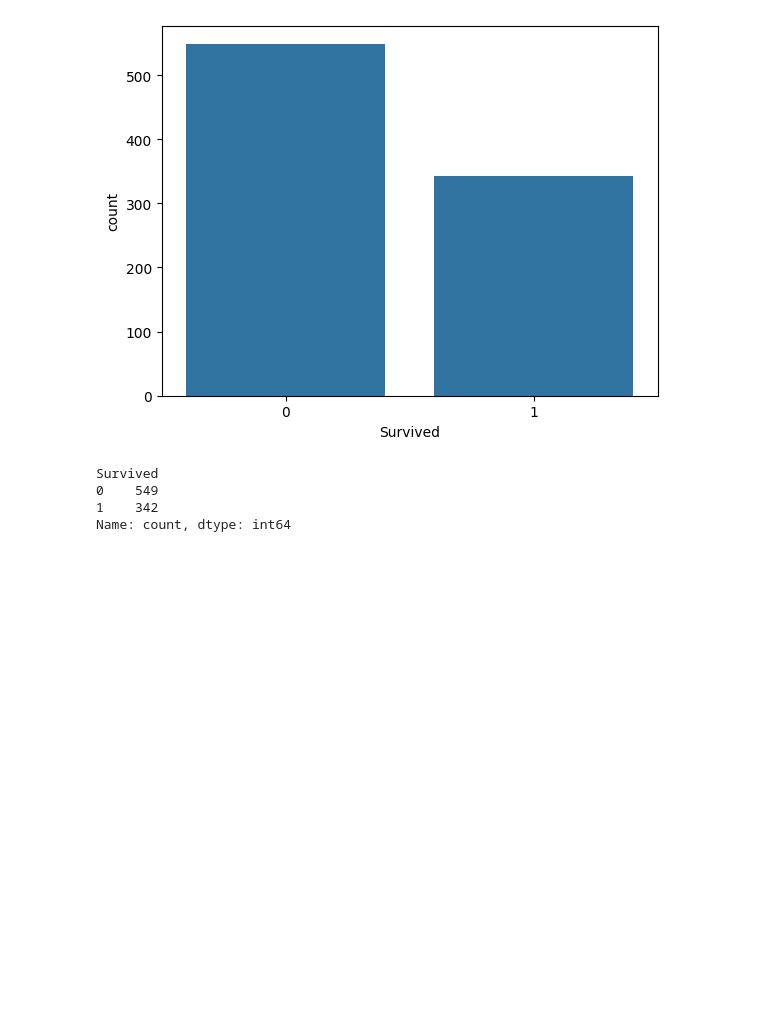
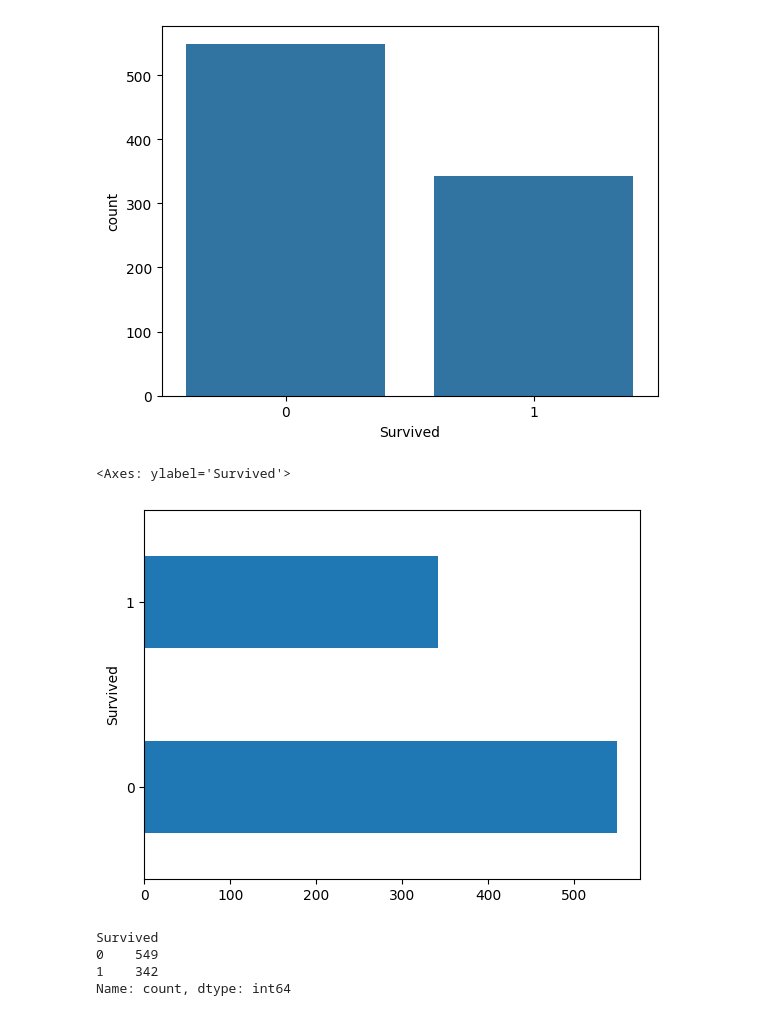
Before and after one commit to Garv016/ML-journey, a Jupyter notebook: 04_data_analysis/01_basics/eda_uni.ipynb, the cells around one changed output. Saved outputs shown, nothing was run; the diff lists cells and outputs as text; code cells hidden in the pictures; blank space fills up the shorter version.

```diff
--- a/04_data_analysis/01_basics/eda_uni.ipynb
+++ b/04_data_analysis/01_basics/eda_uni.ipynb
@@ -24,6 +27,11 @@ sns.countplot(data=df, x='Survived')
 plt.show()
 # %% [output]
 [figure]
+# %%
+df['Survived'].value_counts().plot(kind='barh')
+# %% [output]
+<Axes: ylabel='Survived'>
+[figure, added]
 # %%
 # df['Survived'].value_counts().plot(kind='barh')
 df['Survived'].value_counts()
```
Also changed, not shown: parts of 8 cells of this notebook, 15 other files.
